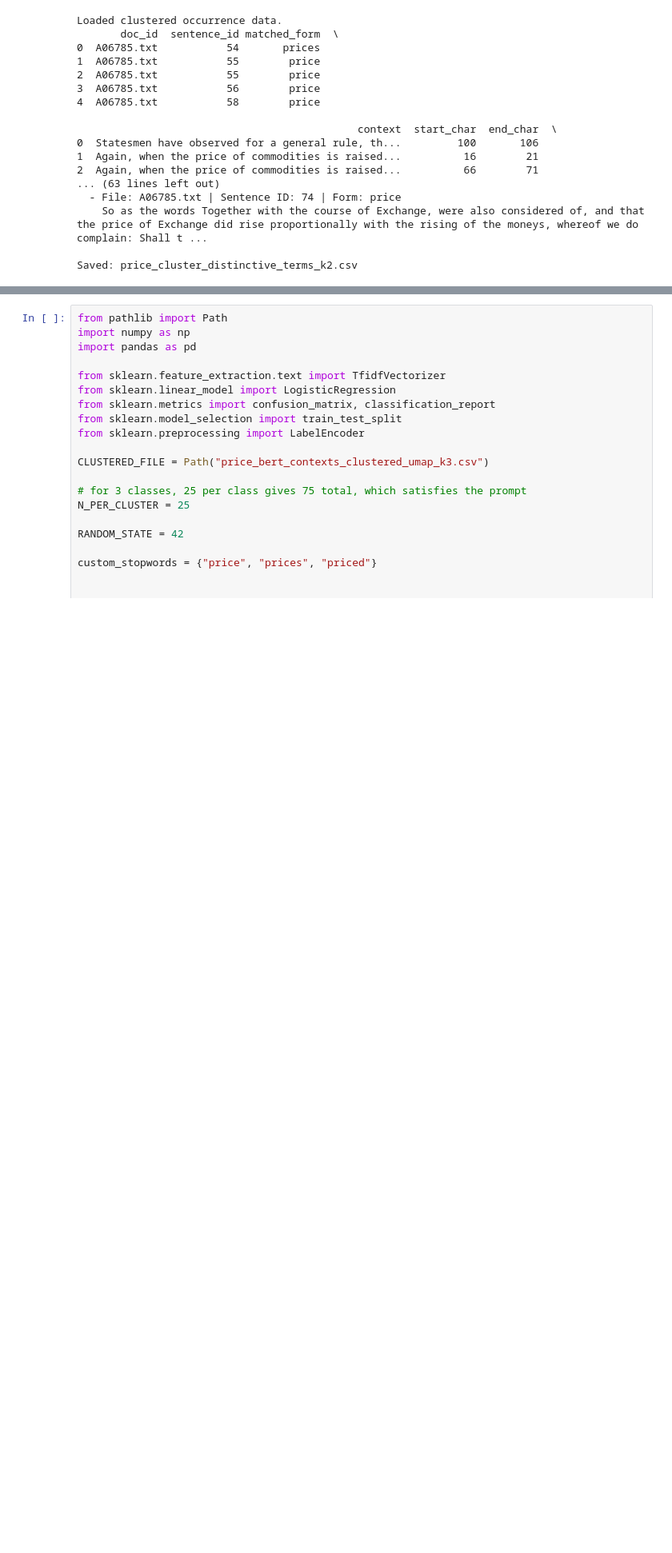
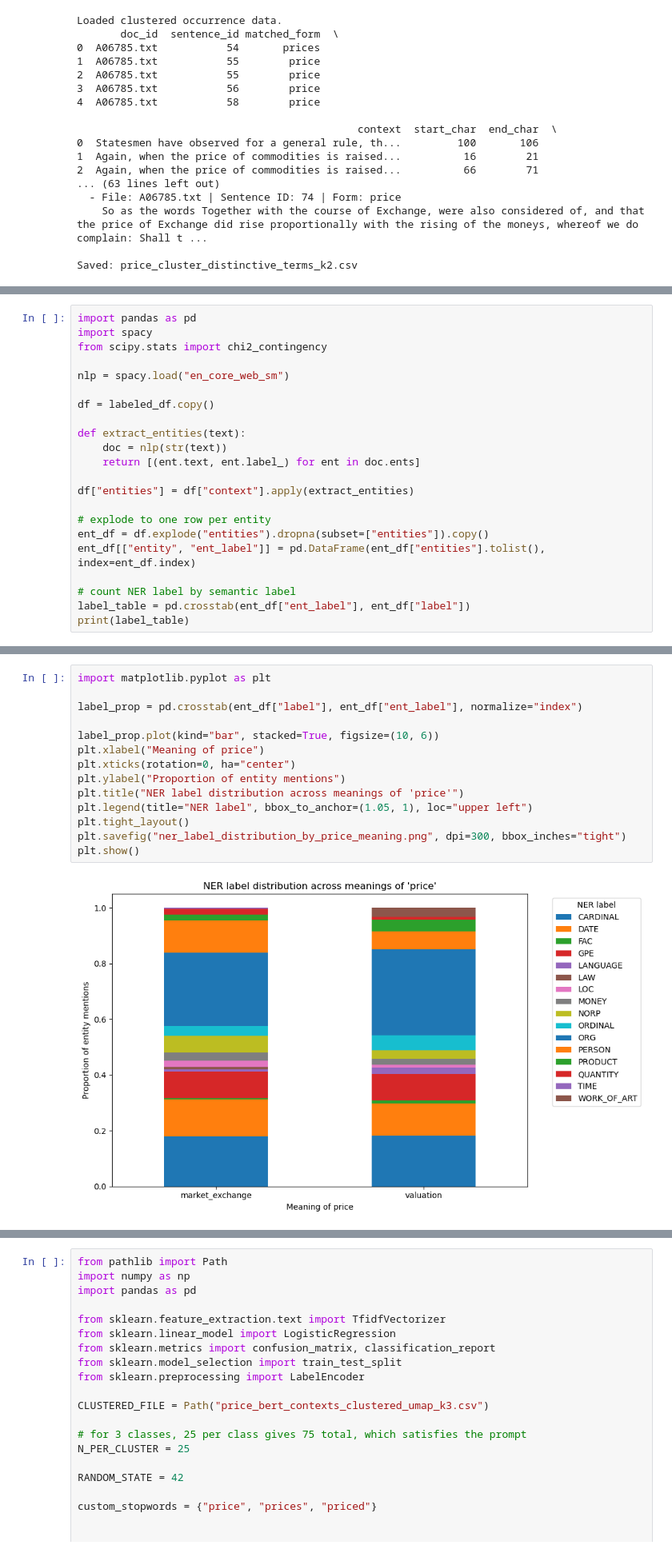
Before and after one commit to CiuuT/IDS-570-Final-Project, a Jupyter notebook: Final Project.ipynb, the cells around one changed output, grey strips where cells are left out. Shown at 80% size. Drawn from its saved outputs; the diff is of its cells as text; blank space fills up the shorter version.

```diff
--- a/Final Project.ipynb
+++ b/Final Project.ipynb
@@ -858,0 +1005,22 @@ Saved: price_cluster_distinctive_terms_k2.csv
+# %%
+import pandas as pd
+import spacy
+from scipy.stats import chi2_contingency
+
+nlp = spacy.load("en_core_web_sm")
+
+df = labeled_df.copy()
+
+def extract_entities(text):
+    doc = nlp(str(text))
+    return [(ent.text, ent.label_) for ent in doc.ents]
+
+df["entities"] = df["context"].apply(extract_entities)
+
+# explode to one row per entity
+ent_df = df.explode("entities").dropna(subset=["entities"]).copy()
+ent_df[["entity", "ent_label"]] = pd.DataFrame(ent_df["entities"].tolist(), index=ent_df.index)
+
+# count NER label by semantic label
+label_table = pd.crosstab(ent_df["ent_label"], ent_df["label"])
+print(label_table)
@@ -858,0 +1153,16 @@ Saved: price_cluster_distinctive_terms_k2.csv
+# %%
+import matplotlib.pyplot as plt
+
+label_prop = pd.crosstab(ent_df["label"], ent_df["ent_label"], normalize="index")
+
+label_prop.plot(kind="bar", stacked=True, figsize=(10, 6))
+plt.xlabel("Meaning of price")
+plt.xticks(rotation=0, ha="center")
+plt.ylabel("Proportion of entity mentions")
+plt.title("NER label distribution across meanings of 'price'")
+plt.legend(title="NER label", bbox_to_anchor=(1.05, 1), loc="upper left")
+plt.tight_layout()
+plt.savefig("ner_label_distribution_by_price_meaning.png", dpi=300, bbox_inches="tight")
+plt.show()
+# %% [output]
+[figure, added]
```
Also changed, not shown: parts of 30 cells of this notebook, 16 other files.
